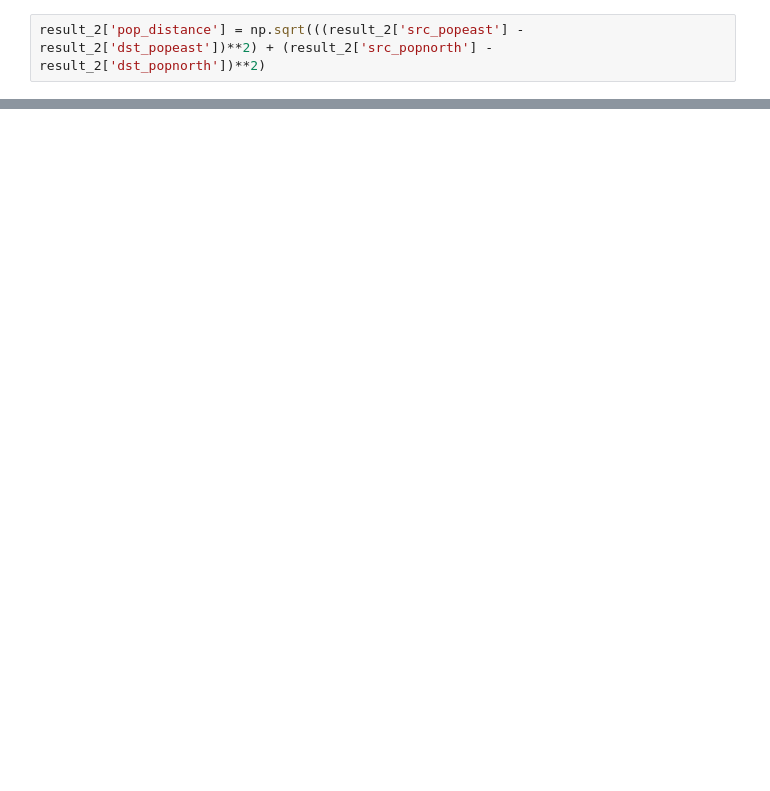
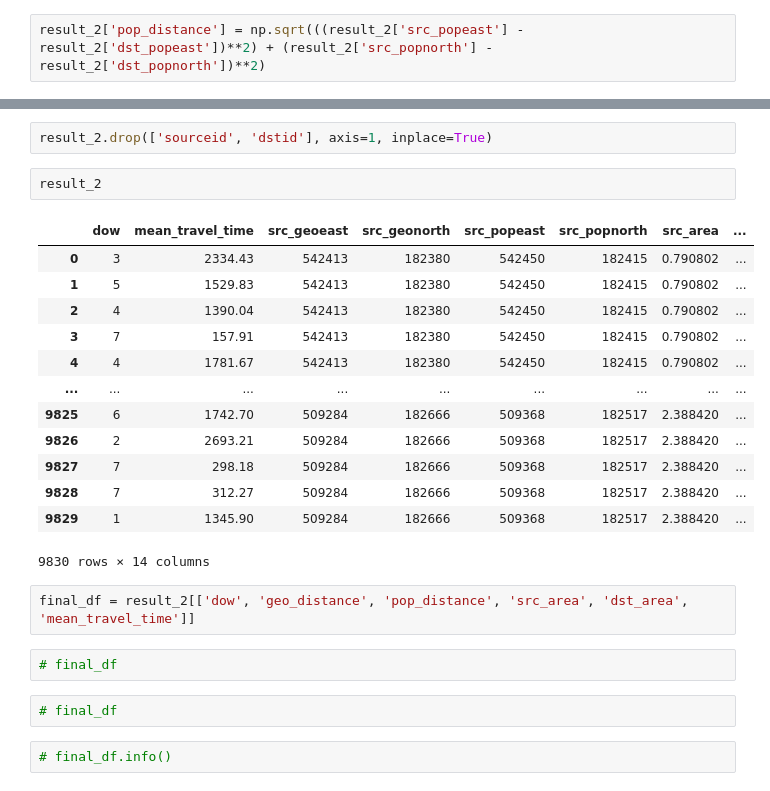
Before and after one commit to aliyusifov99/mec-ds-competition, a Jupyter notebook: Elnur/df_combined.ipynb, the cells around one changed output, grey strips where cells are left out. Drawn from its saved outputs; the diff is of its cells as text; blank space fills up the shorter version.

```diff
--- a/Elnur/df_combined.ipynb
+++ b/Elnur/df_combined.ipynb
@@ -156,0 +193,26 @@ y = result_2['mean_travel_time']
+# %%
+result_2.drop(['sourceid', 'dstid'], axis=1, inplace=True)
+# %%
+result_2
+# %% [output]
+|  | dow | mean_travel_time | src_geoeast | src_geonorth | src_popeast | src_popnorth | src_area | ... |
+| 0 | 3 | 2334.43 | 542413 | 182380 | 542450 | 182415 | 0.790802 | ... |
+| 1 | 5 | 1529.83 | 542413 | 182380 | 542450 | 182415 | 0.790802 | ... |
+| 2 | 4 | 1390.04 | 542413 | 182380 | 542450 | 182415 | 0.790802 | ... |
+| 3 | 7 | 157.91 | 542413 | 182380 | 542450 | 182415 | 0.790802 | ... |
+| 4 | 4 | 1781.67 | 542413 | 182380 | 542450 | 182415 | 0.790802 | ... |
+| ... | ... | ... | ... | ... | ... | ... | ... | ... |
+| 9825 | 6 | 1742.70 | 509284 | 182666 | 509368 | 182517 | 2.388420 | ... |
+| 9826 | 2 | 2693.21 | 509284 | 182666 | 509368 | 182517 | 2.388420 | ... |
+| 9827 | 7 | 298.18 | 509284 | 182666 | 509368 | 182517 | 2.388420 | ... |
+| 9828 | 7 | 312.27 | 509284 | 182666 | 509368 | 182517 | 2.388420 | ... |
+| 9829 | 1 | 1345.90 | 509284 | 182666 | 509368 | 182517 | 2.388420 | ... |
+9830 rows × 14 columns
+# %%
+final_df = result_2[['dow', 'geo_distance', 'pop_distance', 'src_area', 'dst_area', 'mean_travel_time']]
+# %%
+# final_df
+# %%
+# final_df
+# %%
+# final_df.info()
```
Also changed, not shown: parts of 20 cells of this notebook, 1 other file.
